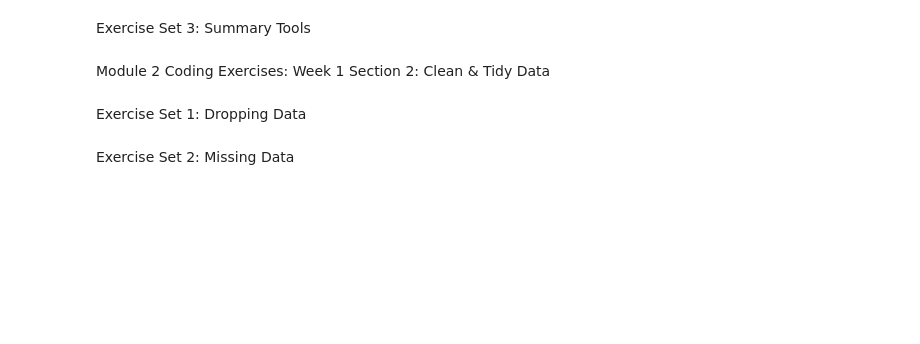
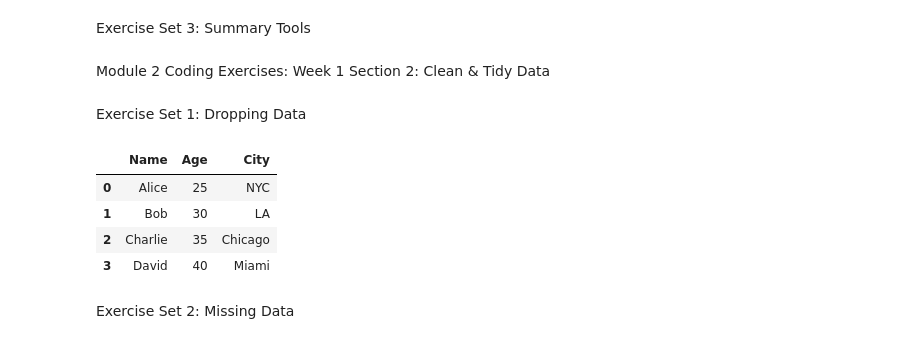
Before and after one commit to Candle3068/DA_M2_CodingExercises, a Jupyter notebook: w1_exercises.ipynb, the cells around one changed output. Drawn from its saved outputs; the diff is of its cells as text; code cells hidden in the pictures; blank space fills up the shorter version.

```diff
--- a/w1_exercises.ipynb
+++ b/w1_exercises.ipynb
@@ -174,14 +181,21 @@ data = {
 
 df = pd.DataFrame(data)
 # %%
-# 1 Drop the Email column and store the result in a new variable.
+# 1 Drop the Email column and store the result in a new variable. COMPLETE
 
 data = {
 "Name": ["Alice", "Bob", "Charlie", "David"],
 "Age": [25, 30, 35, 40],
 "City": ["NYC", "LA", "Chicago", "Miami"],
 "Email": ["a@example.com", "b@example.com", "c@example.com", "d@example.com"],
 }
+df = pd.DataFrame(data)
 
-df = pd.DataFrame(data)
+df.drop(["Email"], axis=1)
+# %% [output]
+|  | Name | Age | City |
+| 0 | Alice | 25 | NYC |
+| 1 | Bob | 30 | LA |
+| 2 | Charlie | 35 | Chicago |
+| 3 | David | 40 | Miami |
 # %%
```
Also changed, not shown: parts of 20 cells of this notebook.
